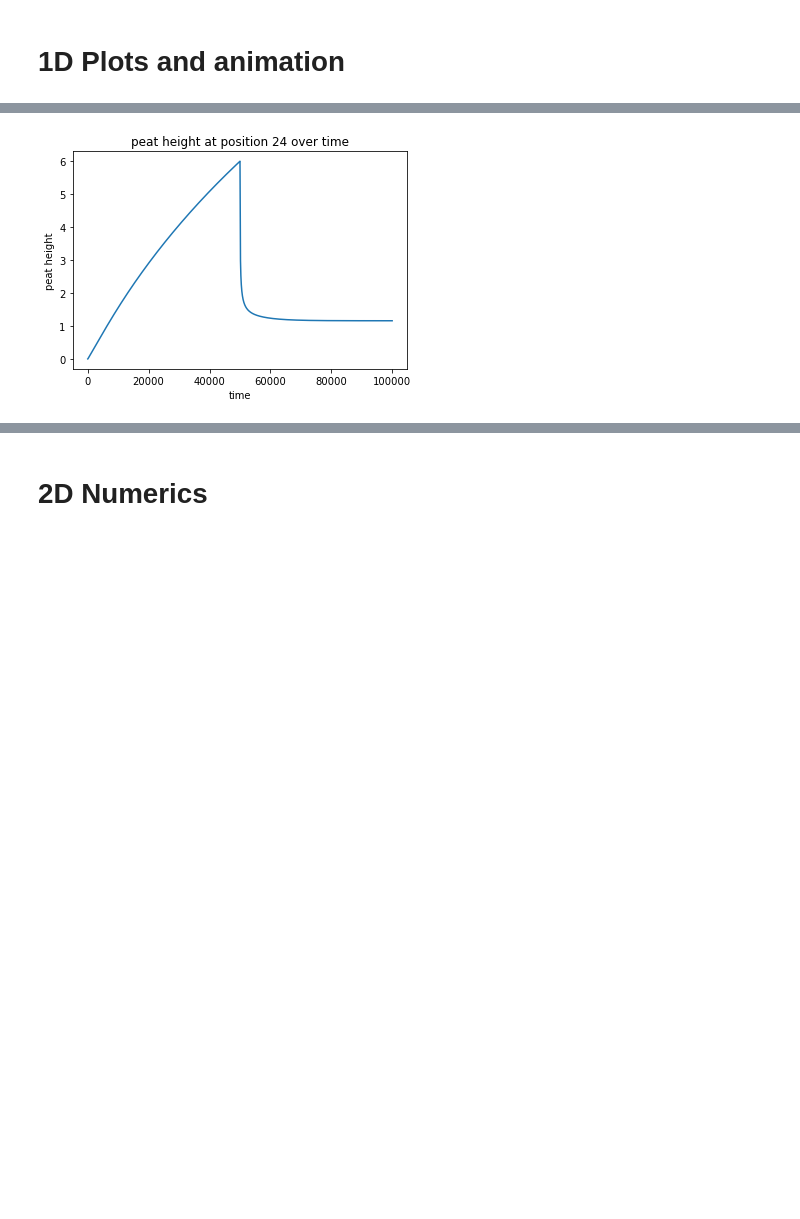
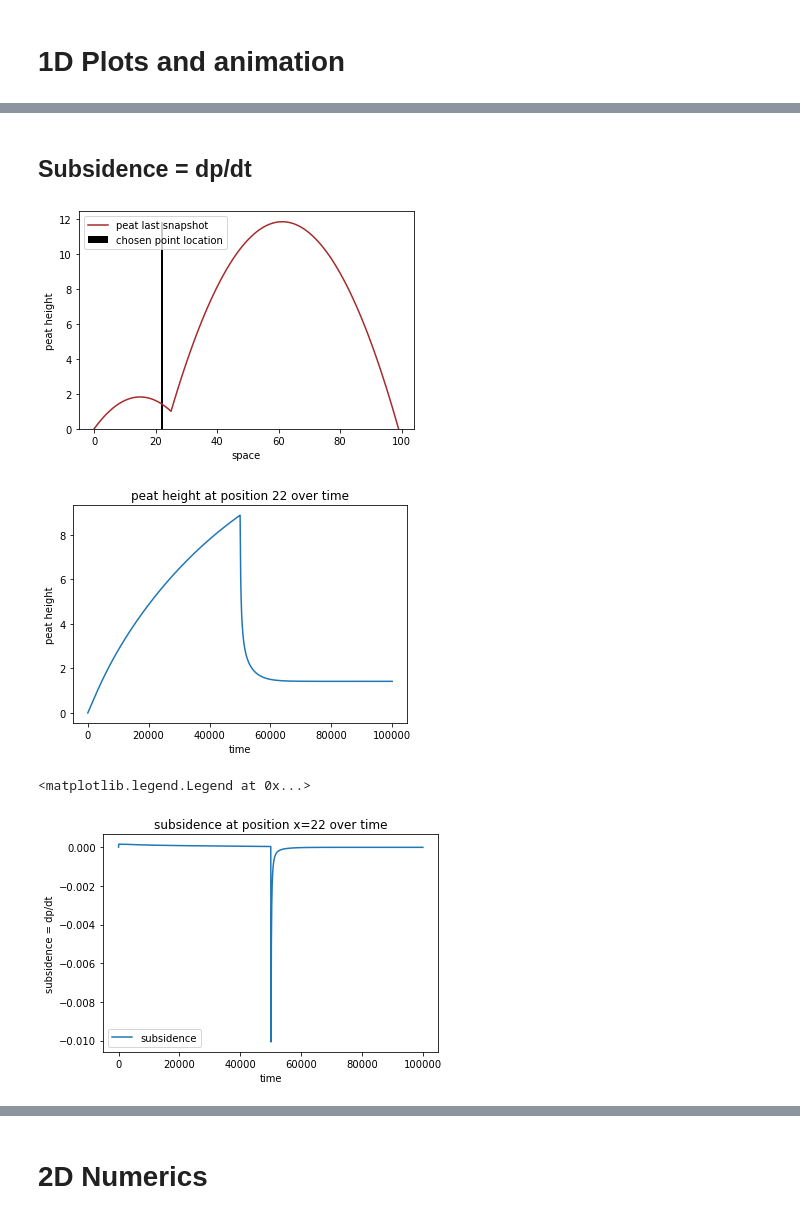
Before and after one commit to Txart/subsi_wave, a Jupyter notebook: subsi_wave.ipynb, the cells around one changed output, grey strips where cells are left out. Saved outputs shown, nothing was run; the diff lists cells and outputs as text; code cells hidden in the pictures; blank space fills up the shorter version.

Commit message:
compute total peat loss

```diff
--- a/subsi_wave.ipynb
+++ b/subsi_wave.ipynb
@@ -34,7 +34,7 @@ L = 10000 # string length
 grid_length = int(100) # array length
 x = np.linspace(0, L, num=grid_length)
 MAX_NITER = int(1e5)
-simulated_time = int(100000)
+simulated_time = int(200000)
 t = np.linspace(0, simulated_time, num=MAX_NITER)
 
 dx = x[1] - x[0]
@@ -108,9 +108,13 @@ u_old = u.copy()
 DRAINAGE_NITER = MAX_NITER/2 # when to dig a ditch
 DRAINAGE_POSITION = int(grid_length/4)
 
-solution = run_all_timesteps(u, u_old) # This is the solution
+# Solve
+drained = run_all_timesteps(u, u_old,
+                             max_niter=MAX_NITER, grid_length=grid_length,
+                             diri_bc_left=DIRI_BC_LEFT, diri_bc_right=DIRI_BC_RIGHT,
+                             drainage_niter=DRAINAGE_NITER, drainage_position= DRAINAGE_POSITION)
 
-if np.any(np.isnan(solution[-1])):
+if np.any(np.isnan(drained[-1])):
     raise ValueError('Error in simulation. NaN in solution')
 # %% [markdown]
 # 1D Plots and animation
@@ -170,13 +174,35 @@ anim.save(r'C:\Users\03125327\github\subsi_wave\peatland.mp4',
+# %% [markdown]
+## Subsidence = dp/dt
 # %%
-# Plot p of a given point in x
 
-location_in_x = int(grid_length/4.1)
+LOCATION_IN_X = int(grid_length/4.5)
 
+# Plot chosen location in peatland
 plt.figure()
-plt.plot(solution[:,location_in_x])
-plt.title(f'peat height at position {location_in_x} over time')
+plt.ylabel('peat height')
+plt.xlabel('space')
+plt.plot(drained[-1], color='brown', label='peat last snapshot')
+plt.bar(x=LOCATION_IN_X, height=drained[-1].max(), color='black', label='chosen point location')
+plt.legend()
+
+# Surface height over time of a given point in x
+plt.figure()
+plt.plot(drained[:,LOCATION_IN_X])
+plt.title(f'peat height at position {LOCATION_IN_X} over time')
 plt.ylabel('peat height')
 plt.xlabel('time')
 plt.show()
+
+# Subsidence
+subsidence = np.diff(drained, axis=0)/dt
+plt.figure()
+plt.plot(subsidence[:,LOCATION_IN_X], label='subsidence')
+plt.title(f'subsidence at position x={LOCATION_IN_X} over time')
+plt.ylabel('subsidence = dp/dt')
+plt.xlabel('time')
+plt.legend()
 # %% [output]
-[figure, old version]
+[figure, new version]
+[figure, added]
+<matplotlib.legend.Legend at 0x...>
+[figure, added]
```
Also changed, not shown: parts of 12 cells of this notebook, 1 other file.
